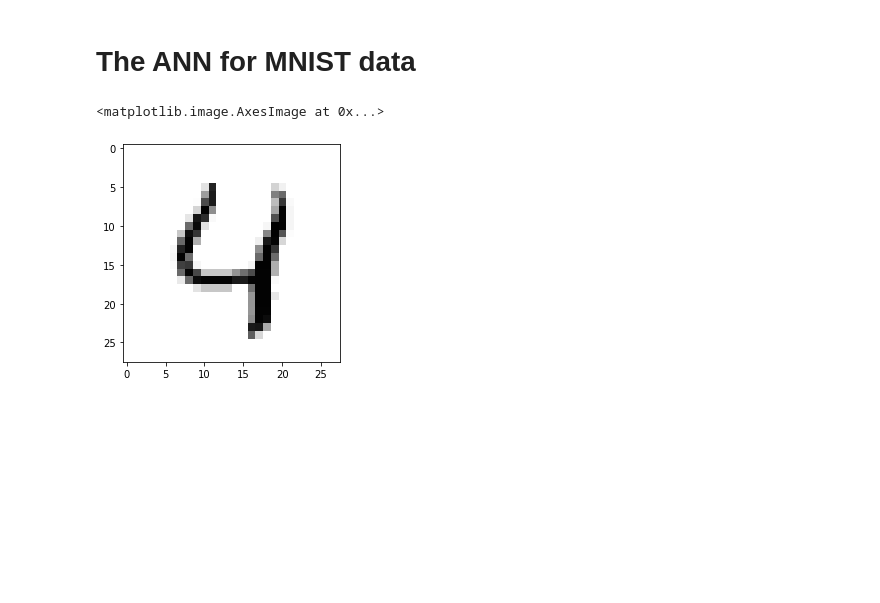
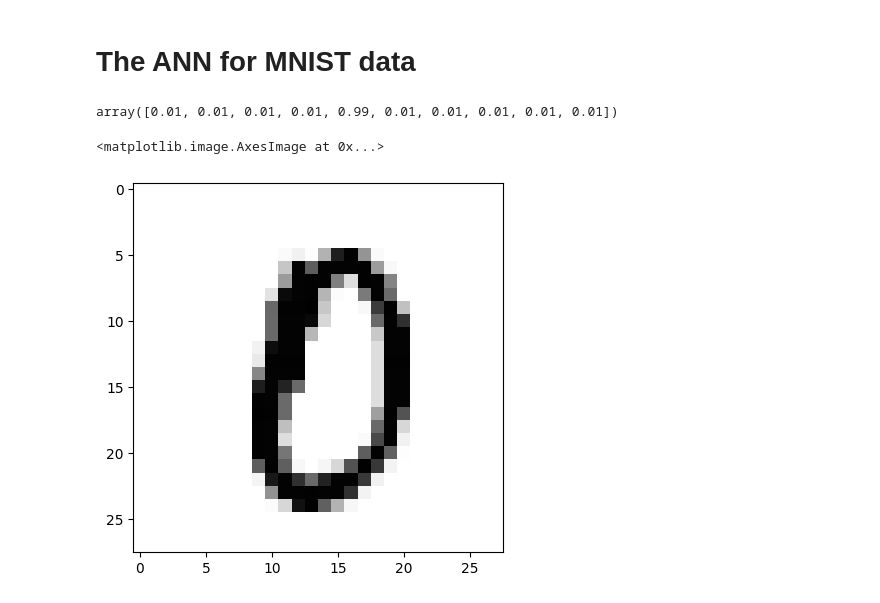
Before and after one commit to ITM-AI/3-ann, a Jupyter notebook: ann.ipynb, the cells around one changed output. Saved outputs shown, nothing was run; the diff lists cells and outputs as text; code cells hidden in the pictures; blank space fills up the shorter version.

```diff
--- a/ann.ipynb
+++ b/ann.ipynb
@@ -298,18 +296,22 @@ for e in range(epochs):
         nn1.backpropagation(inputs, targets)
         pass
     pass
+# %%
+targets
+# %% [output]
+array([0.01, 0.01, 0.01, 0.01, 0.99, 0.01, 0.01, 0.01, 0.01, 0.01])
 # %%
 # load the mnist test data CSV file into a list
 test_data_file = open("mnist_test.csv", 'r')
 test_data_list = test_data_file.readlines()
 test_data_file.close()
 # %%
-all_values= test_data_list[4].split(',')
+all_values= test_data_list[55].split(',')
 image_array= np.asfarray(all_values[1:]).reshape((28,28))
 plt.imshow(image_array, cmap='Greys',interpolation='None')
 # %% [output]
 <matplotlib.image.AxesImage at 0x...>
-[figure, old version]
+[figure, new version]
 # %%
 nn1.feedforward((np.asfarray(all_values[1:])/255.0*0.99)+0.01)
 # %% [output]
```
Also changed, not shown: parts of 10 cells of this notebook.
